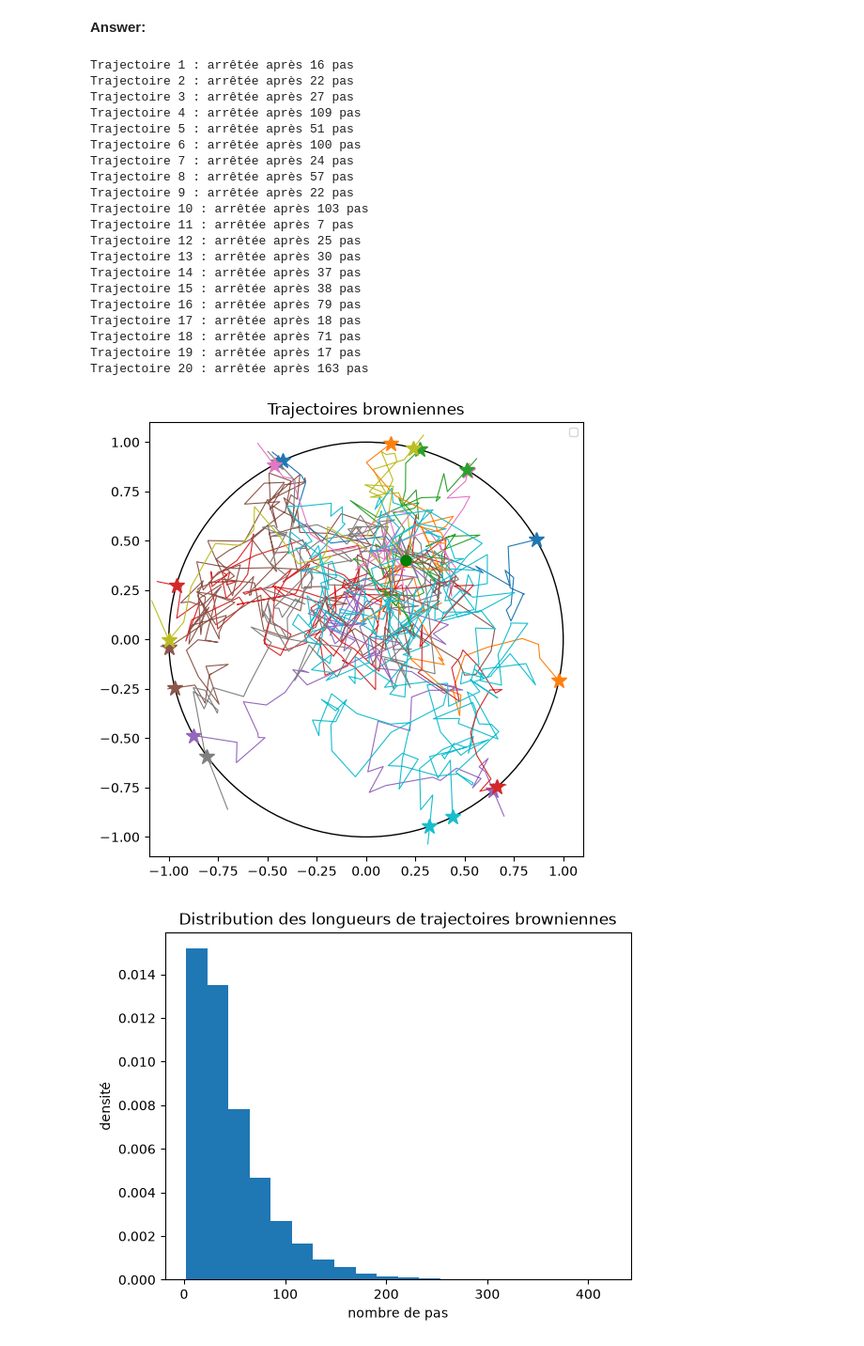
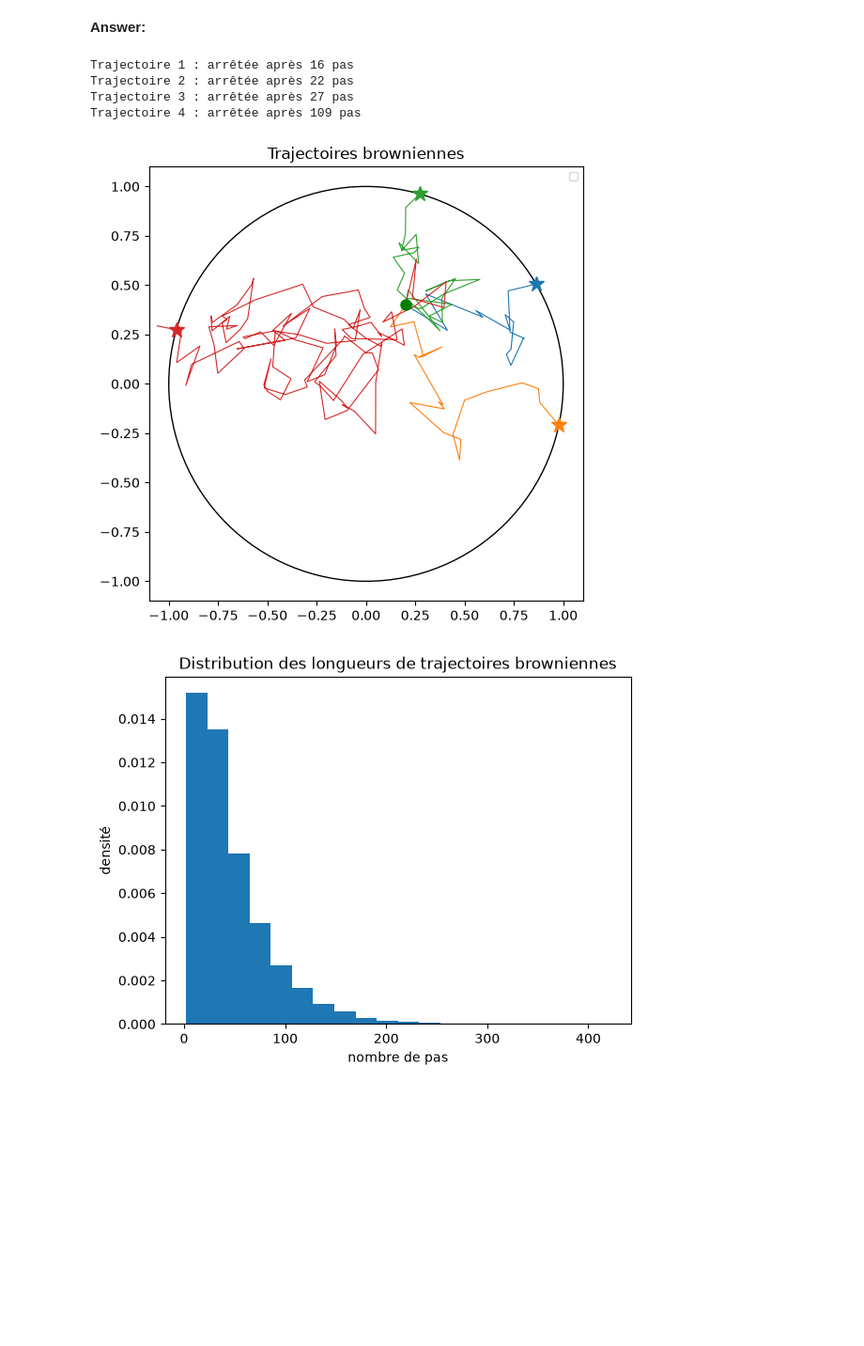
Before and after one commit to alxndrTL/python_sdia, a Jupyter notebook: Labs/Lab3/FERNANDES_TORRES_Lab3.ipynb, the cells around one changed output. Shown at 94% size. Cells and saved outputs as stored; diff of their text form; code cells hidden in the pictures; blank space fills up the shorter version.

```diff
--- a/Labs/Lab3/FERNANDES_TORRES_Lab3.ipynb
+++ b/Labs/Lab3/FERNANDES_TORRES_Lab3.ipynb
@@ -193,57 +193,41 @@ Mouvement brownien arrêté après 111 itérations
 # on place le code précédent dans une boucle
 
 x0 = np.array([0.2, 0.4])
-n_traj = 20
+n_traj = 4
 
 fig, ax = plt.subplots(figsize=(6, 6))
 
 longueurs = []
 
 for k in range(n_traj):
     # on lance la trajectoire
     W, W_star = brownian_motion(niter=1000, x=x0, step=1e-2, rng=rng)
     print(f"Trajectoire {k + 1} : arrêtée après {len(W) - 1} pas")
     longueurs.append(len(W) - 1)
 
     line, = ax.plot(W[:, 0], W[:, 1], lw=0.8) # plot les points de la trajectoire
     if W_star is not None:
         ax.plot(*W_star, "*", color=line.get_color(), ms=12) # on applique la même couleur que la trajectoire
 
 # point de départ, commun à toutes les trajectoires
 ax.plot(*x0, "go", ms=8)
 
 # on dessine le cercle
 ax.add_artist(plt.Circle((0, 0), 1, color="k", fill=False, lw=1))
 
 # propriétés des axes
 ax.set_aspect("equal")
 ax.set_xlim(-1.1, 1.1)
 ax.set_ylim(-1.1, 1.1)
 ax.set_title(r"Trajectoires browniennes")
 ax.legend(loc="upper right", fontsize=8)
 plt.show()
 # %% [output]
 Trajectoire 1 : arrêtée après 16 pas
 Trajectoire 2 : arrêtée après 22 pas
 Trajectoire 3 : arrêtée après 27 pas
 Trajectoire 4 : arrêtée après 109 pas
-Trajectoire 5 : arrêtée après 51 pas
-Trajectoire 6 : arrêtée après 100 pas
-Trajectoire 7 : arrêtée après 24 pas
-Trajectoire 8 : arrêtée après 57 pas
-Trajectoire 9 : arrêtée après 22 pas
-Trajectoire 10 : arrêtée après 103 pas
-Trajectoire 11 : arrêtée après 7 pas
-Trajectoire 12 : arrêtée après 25 pas
-Trajectoire 13 : arrêtée après 30 pas
-Trajectoire 14 : arrêtée après 37 pas
-Trajectoire 15 : arrêtée après 38 pas
-Trajectoire 16 : arrêtée après 79 pas
-Trajectoire 17 : arrêtée après 18 pas
-Trajectoire 18 : arrêtée après 71 pas
-Trajectoire 19 : arrêtée après 17 pas
-Trajectoire 20 : arrêtée après 163 pas
-[figure, old version]
+[figure, new version]
 # %%
 # on peut aussi regarder la distribution des longueurs de trajectoires:
 
```
Also changed, not shown: parts of 6 cells of this notebook.
